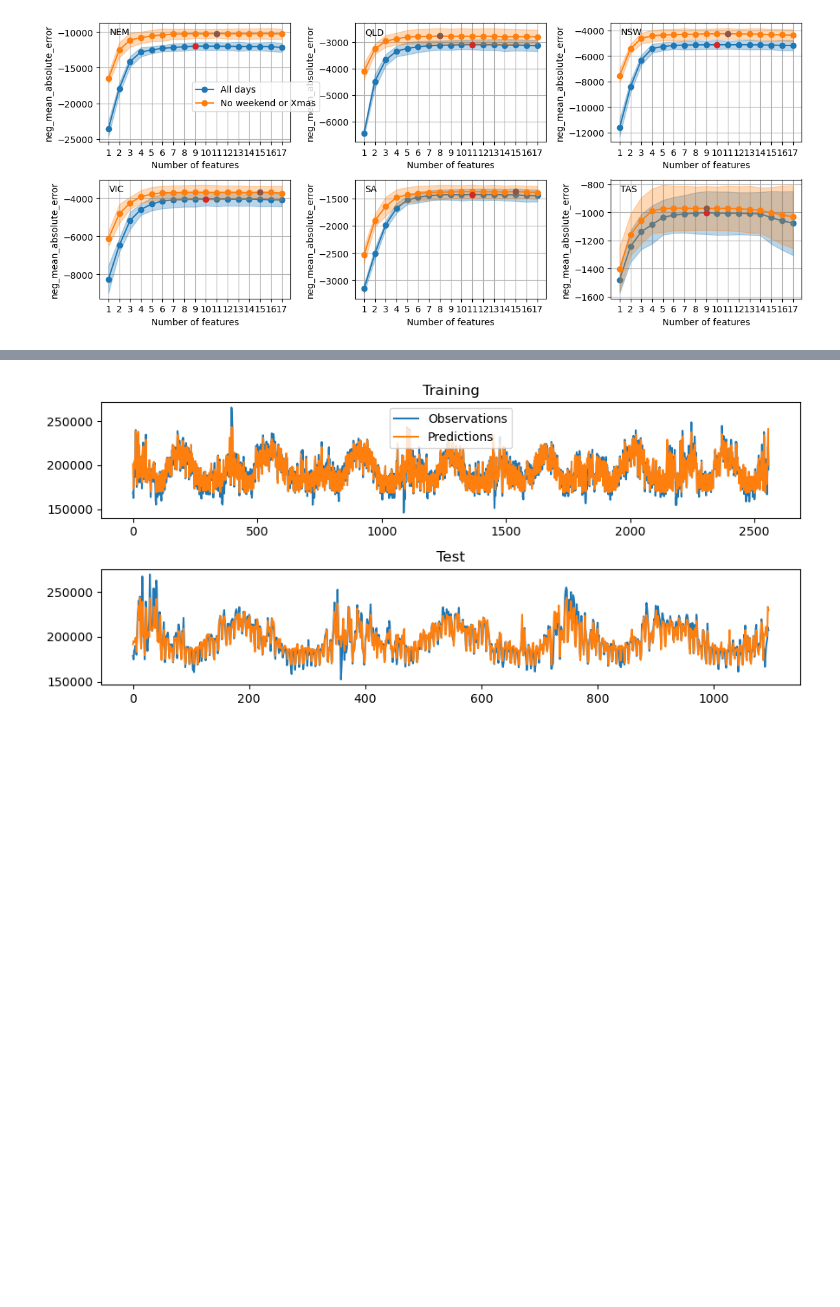
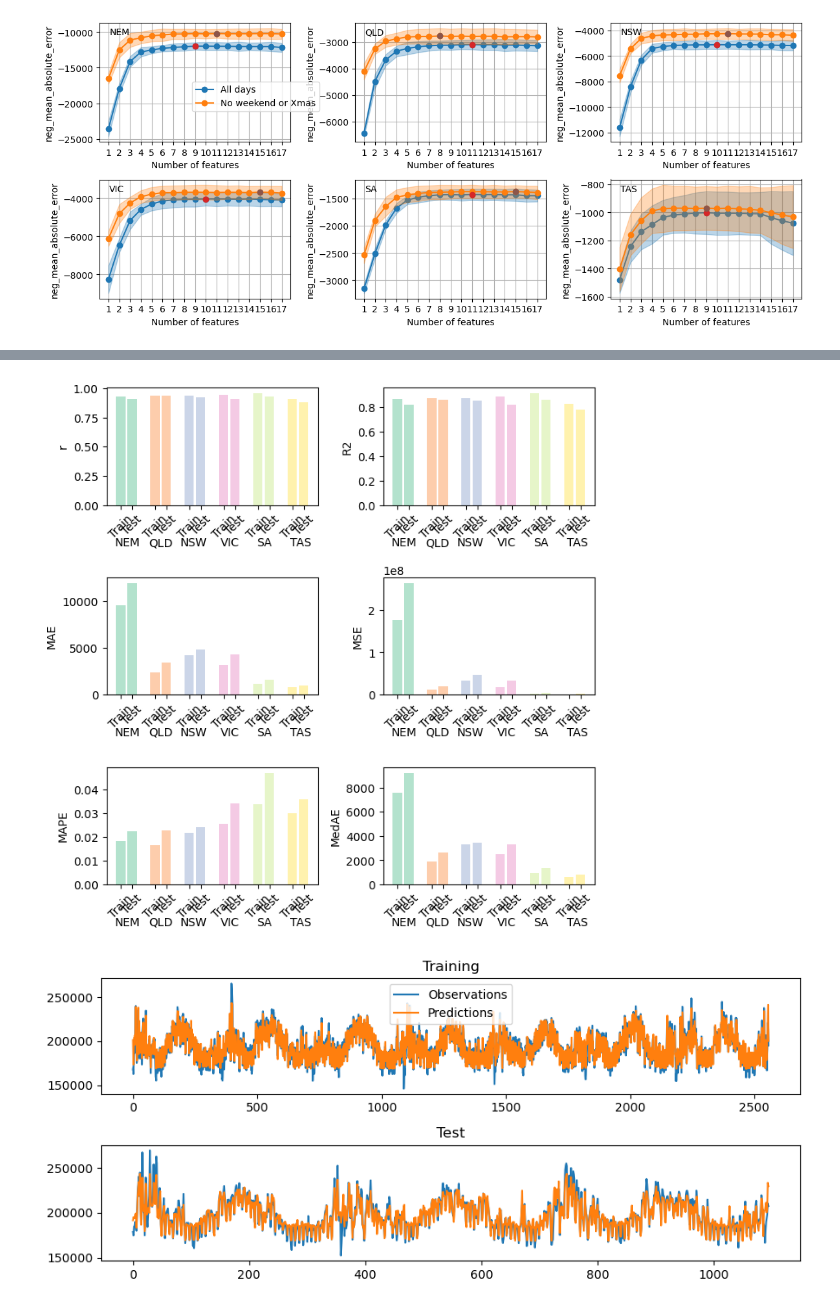
Before and after one commit to dougrichardson/demand_model, a Jupyter notebook: 17_evaluation.ipynb, the cells around one changed output, grey strips where cells are left out. Drawn from its saved outputs; the diff is of its cells as text; code cells hidden in the pictures; blank space fills up the shorter version.

Commit message:
Skill scores

```diff
--- a/17_evaluation.ipynb
+++ b/17_evaluation.ipynb
@@ -163,0 +271,4 @@ plt.tight_layout()
+# %%
+# Population density mask, all data
+training_dict = read_training_results("pop_dens_mask", False, False)
+test_dict = read_test_results("pop_dens_mask", False, False)
@@ -207,0 +300,2 @@ plot_scores(train_scores, test_scores, metric_names)
+# %%
+training_scores = get_scores(training_dict, sklearn_metrics, metric_names)
@@ -207,0 +304,2 @@ plot_scores(train_scores, test_scores, metric_names)
+# %%
+test_scores = get_scores(test_dict, sklearn_metrics, metric_names)
@@ -208,3 +328,38 @@ plot_scores(train_scores, test_scores, metric_names)
+# %%
+def barplot(ax, metric):
+    """
+    Barplot of metric for each region
+    """
+    x = range(17)
+
+    y = np.full(17, np.nan)
+    y[[0, 3, 6, 9, 12, 15]] = training_scores[metric]
+    y[[1, 4, 7, 10, 13, 16]] = test_scores[metric]
+
+    colors = [matplotlib.cm.get_cmap("Pastel2")(j) for j in range(6) for _ in range(3)]
+
+    ax.bar(x, y, color=colors)
+
+    xticks = [0, 1, 3, 4, 6, 7, 9, 10, 12, 13, 15, 16]
+    ax.set_xticks(xticks)
+    ax.set_xticklabels(["Train", "Test"] * 6, rotation=45)
+
+    ax.set_ylabel(metric)
+
+    # for ix, r in zip([xticks[i] for i in range(0, len(xticks), 2)], training_scores.index):
+    #     ax.text(ix, -0.15, r)
+
+    for ix, r in zip([0.04, 0.2, 0.35, 0.54, 0.71, 0.87], training_scores.index):
+        ax.text(ix, -0.35, r, transform=ax.transAxes)
+# %%
+fig, ax = plt.subplots(3, 2, figsize=(7, 7))
+
+for i, m in enumerate(metric_names):
+    barplot(ax.flatten()[i], m)
+
+plt.tight_layout()
+# %% [output]
+[figure, added]
 # %%
 fig, ax = plt.subplots(2, 1, figsize=(9, 4))
 
```
Also changed, not shown: parts of 33 cells of this notebook, 1 other file.
